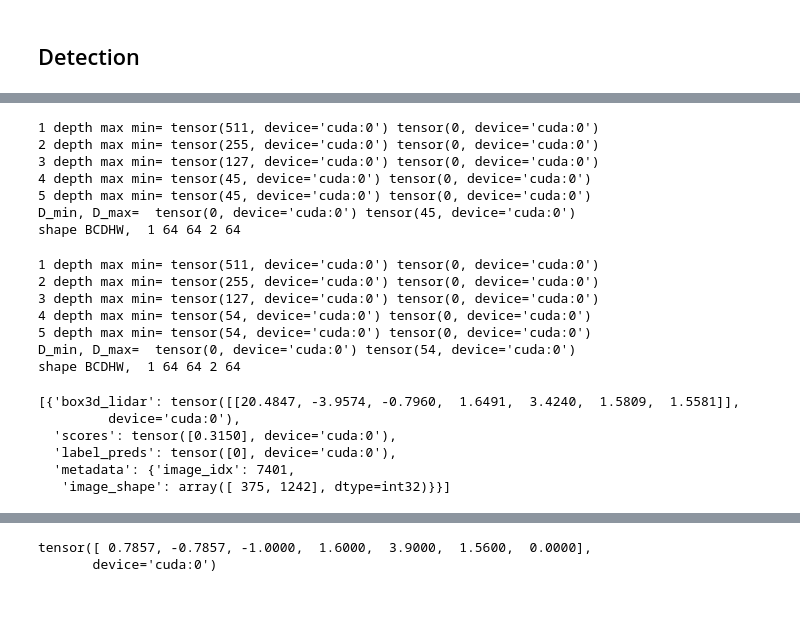
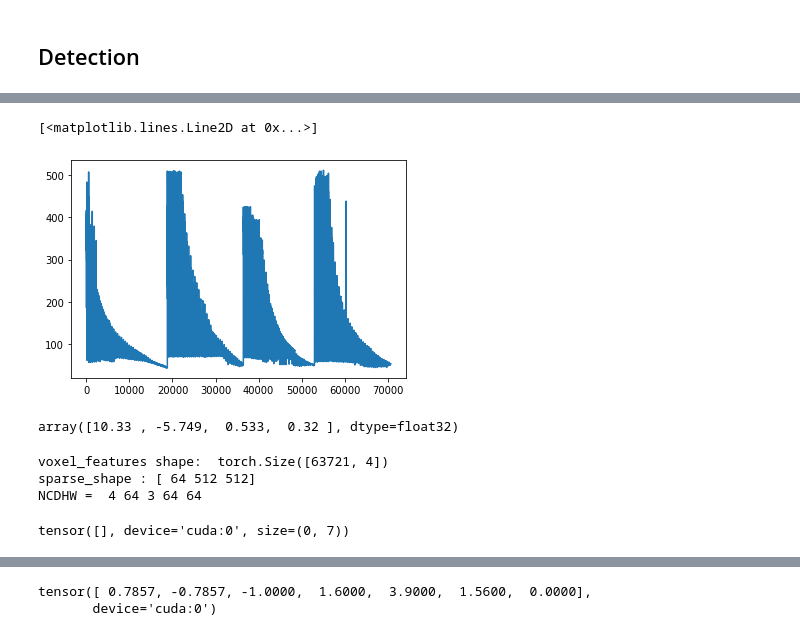
Before and after one commit to reveriel/depconv, a Jupyter notebook: second/simple-inference.ipynb, the cells around one changed output, grey strips where cells are left out. Cells and saved outputs as stored; diff of their text form; code cells hidden in the pictures; blank space fills up the shorter version.

```diff
--- a/second/simple-inference.ipynb
+++ b/second/simple-inference.ipynb
@@ -139,41 +212,27 @@ examples[0]['voxels'].shape
+# %%
+plt.plot(examples[0]['coordinates'][:,3])
+# %% [output]
+[<matplotlib.lines.Line2D at 0x...>]
+[figure, added]
+# %%
+sum(examples[0]['voxels'][ 615
+                        ])
+# %% [output]
+array([10.33 , -5.749,  0.533,  0.32 ], dtype=float32)
 # %%
+example = examples[5]
+example = example_convert_to_torch(example, torch.float32)
 
-
-
-example = examples[3]
-example = example_convert_to_torch(example)
-pred = net(example)
+with torch.no_grad():
+    pred = net(example)
 # %% [output]
-1 depth max min= tensor(511, device='cuda:0') tensor(0, device='cuda:0')
-2 depth max min= tensor(255, device='cuda:0') tensor(0, device='cuda:0')
-3 depth max min= tensor(127, device='cuda:0') tensor(0, device='cuda:0')
-4 depth max min= tensor(45, device='cuda:0') tensor(0, device='cuda:0')
-5 depth max min= tensor(45, device='cuda:0') tensor(0, device='cuda:0')
-D_min, D_max=  tensor(0, device='cuda:0') tensor(45, device='cuda:0')
-shape BCDHW,  1 64 64 2 64
+voxel_features shape:  torch.Size([63721, 4])
+sparse_shape : [ 64 512 512]
+NCDHW =  4 64 3 64 64
-# %%
-example = examples[0]
-example = example_convert_to_torch(example, torch.float32)
-
-with torch.no_grad():
-    pred = net(example)
-# %% [output]
-1 depth max min= tensor(511, device='cuda:0') tensor(0, device='cuda:0')
-2 depth max min= tensor(255, device='cuda:0') tensor(0, device='cuda:0')
-3 depth max min= tensor(127, device='cuda:0') tensor(0, device='cuda:0')
-4 depth max min= tensor(54, device='cuda:0') tensor(0, device='cuda:0')
-5 depth max min= tensor(54, device='cuda:0') tensor(0, device='cuda:0')
-D_min, D_max=  tensor(0, device='cuda:0') tensor(54, device='cuda:0')
-shape BCDHW,  1 64 64 2 64
 # %%
-pred
+pred[3]['box3d_lidar']
 # %% [output]
-[{'box3d_lidar': tensor([[20.4847, -3.9574, -0.7960,  1.6491,  3.4240,  1.5809,  1.5581]],
-         device='cuda:0'),
-  'scores': tensor([0.3150], device='cuda:0'),
-  'label_preds': tensor([0], device='cuda:0'),
-  'metadata': {'image_idx': 7401,
-   'image_shape': array([ 375, 1242], dtype=int32)}}]
+tensor([], device='cuda:0', size=(0, 7))
 # %%
 boxes = example['anchors']
 boxes
```
Also changed, not shown: parts of 51 cells of this notebook, 17 other files.
